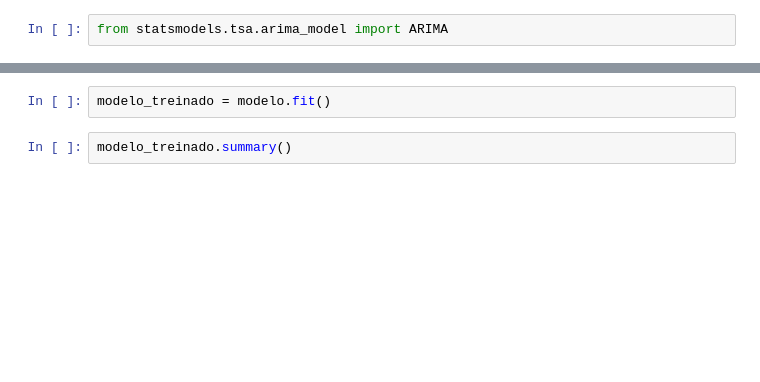
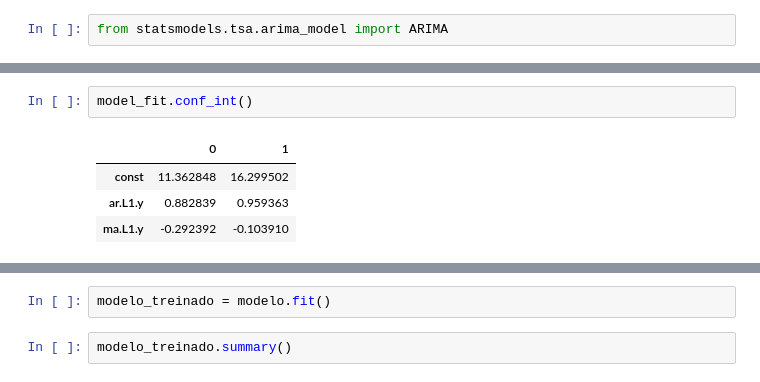
Before and after one commit to zoccoler/GETS_App_binder, a Jupyter notebook: Interface_temporal_GETS.ipynb, the cells around one changed output, grey strips where cells are left out. Drawn from its saved outputs; the diff is of its cells as text; blank space fills up the shorter version.

```diff
--- a/Interface_temporal_GETS.ipynb
+++ b/Interface_temporal_GETS.ipynb
@@ -689,0 +1214,7 @@ from statsmodels.tsa.arima_model import ARIMA
+# %%
+model_fit.conf_int()
+# %% [output]
+|  | 0 | 1 |
+| const | 11.362848 | 16.299502 |
+| ar.L1.y | 0.882839 | 0.959363 |
+| ma.L1.y | -0.292392 | -0.103910 |
```
Also changed, not shown: parts of 58 cells of this notebook, 2 other files.
